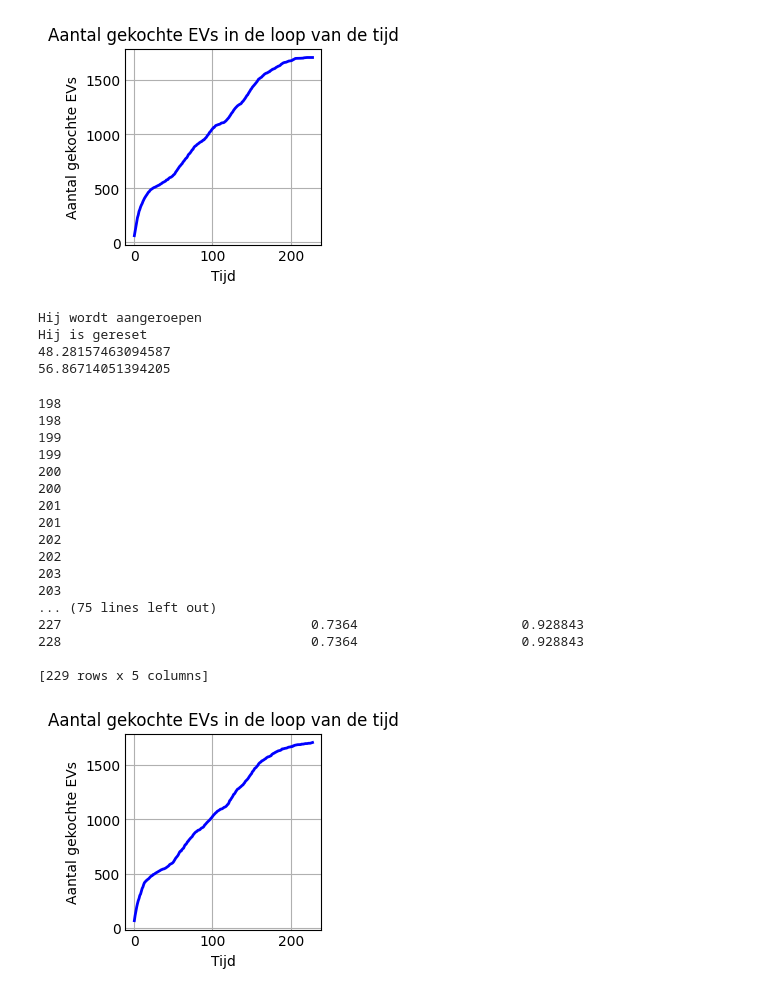
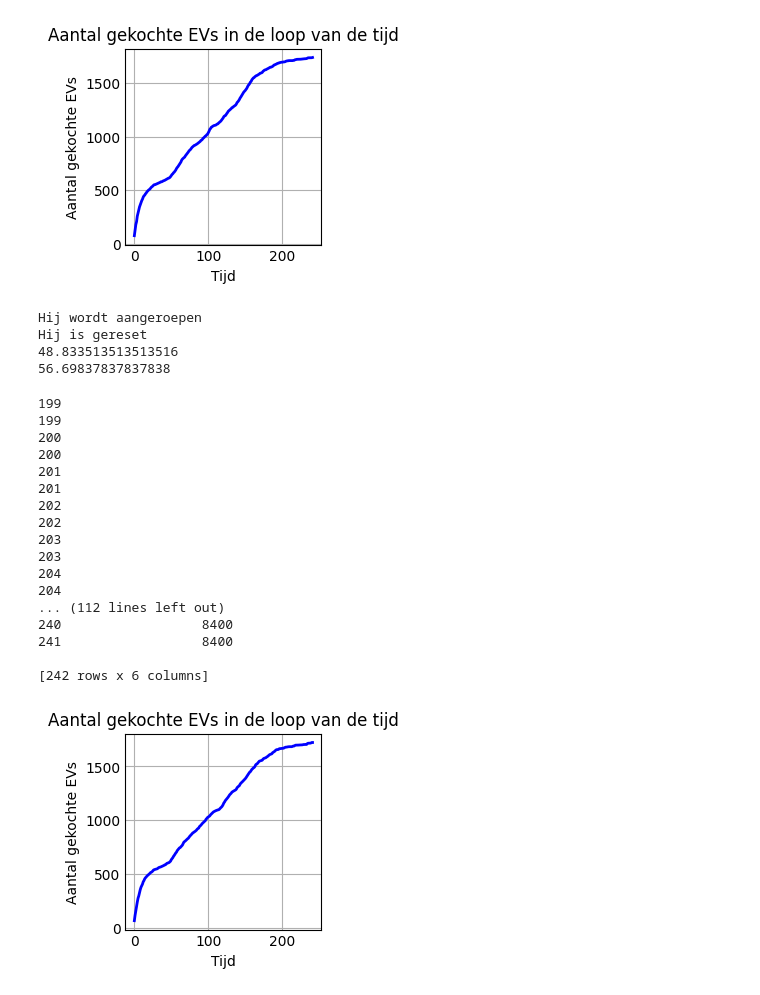
Before and after one commit to Rutgerkant/abm, a Jupyter notebook: grafieken.ipynb, the cells around one changed output. Drawn from its saved outputs; the diff is of its cells as text; code cells hidden in the pictures.

```diff
--- a/grafieken.ipynb
+++ b/grafieken.ipynb
@@ -276,5 +276,5 @@ Hij is gereset
 # %%
-for i in range(216):
+for i in range(229):
     model2.step()
 
 
@@ -344,7 +344,7 @@ ax.set_title('Aantal gekochte EVs in de loop van de tijd')
 
 plt.show()
 # %% [output]
-[figure, old version]
+[figure, new version]
 # %%
 from SubsidieModel3 import SubsidieModel3
 
@@ -359,19 +359,17 @@ print(leeftijd3)
 # %% [output]
 Hij wordt aangeroepen
 Hij is gereset
-48.28157463094587
-56.86714051394205
+48.833513513513516
+56.69837837837838
 # %%
-for i in range(216):
+for i in range(229):
     model3.step()
 
 
 model_data3 = model3.datacollector.get_model_vars_dataframe()
 
-print(model_data2)
+print(model_data3)
 # %% [output]
-198
-198
 199
 199
 200
@@ -382,35 +380,37 @@ print(model_data2)
 202
 203
 203
-... (75 lines left out)
-227                                0.7364                     0.928843
-228                                0.7364                     0.928843
+204
+204
+... (112 lines left out)
+240                  8400
+241                  8400
 
-[229 rows x 5 columns]
+[242 rows x 6 columns]
 # %%
 import matplotlib.pyplot as plt
 import numpy as np
 
 plt.style.use('_mpl-gallery')
 
 # Assuming model_data is defined somewhere earlier in your code
 # Haal het aantal gekochte EV's uit de modelgegevens
 aantal_gekochte_ev_3 = model_data3['Aantal gekochte EV'].tolist()
 
-y = aantal_gekochte_ev_2
+y = aantal_gekochte_ev_3
 # Maak een array voor de tijd (stappen)
 x = np.arange(len(aantal_gekochte_ev_3))
 
 # Plot
 fig, ax = plt.subplots()
 
 # Plot het aantal gekochte EV's in de loop van de tijd
 ax.plot(x, aantal_gekochte_ev_3, linewidth=2.0, color='blue')  # Use x as time steps
 
 ax.set_xlabel('Tijd')
 ax.set_ylabel('Aantal gekochte EVs')
 ax.set_title('Aantal gekochte EVs in de loop van de tijd')
 
 plt.show()
 # %% [output]
-[figure, old version]
+[figure, new version]
```
Also changed, not shown: parts of 16 cells of this notebook, 3 other files.
